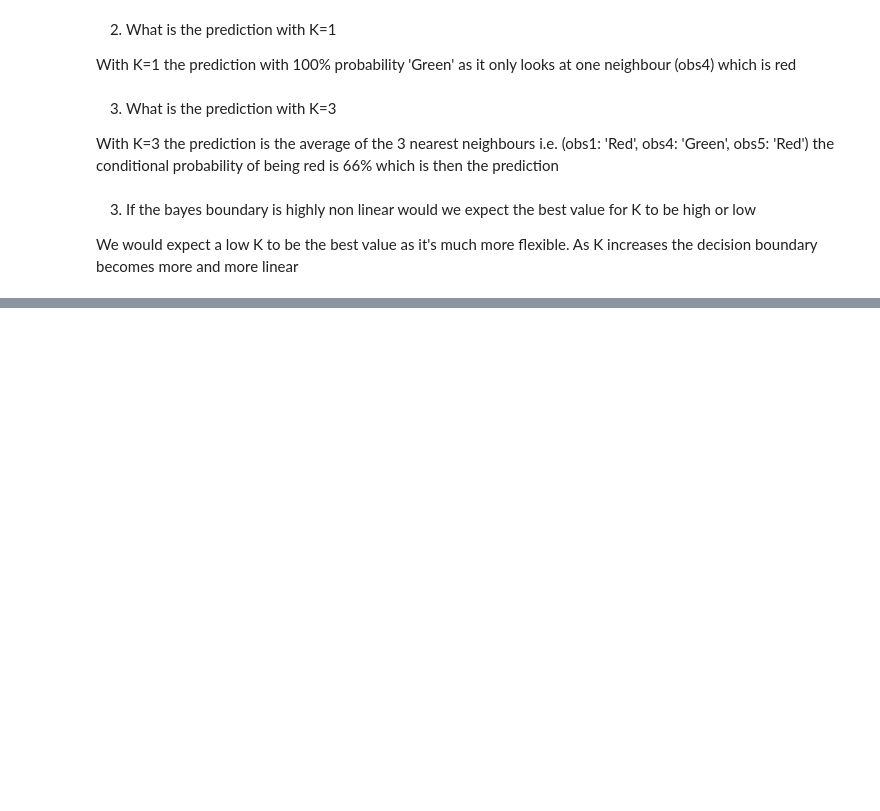
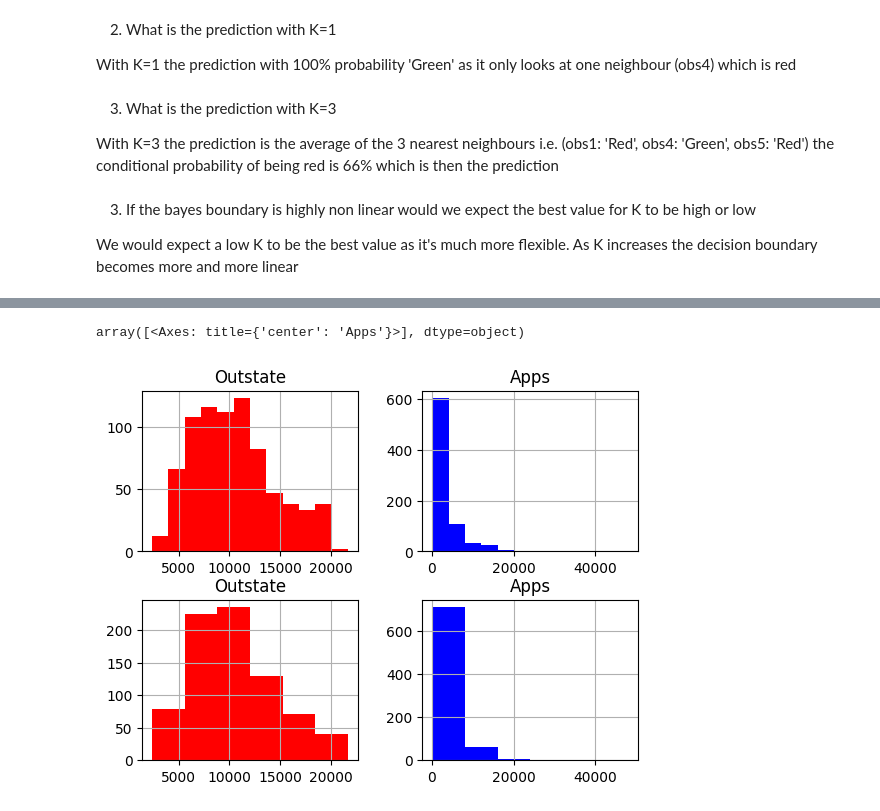
Before and after one commit to jensstenbye/ML_catchup, a Jupyter notebook: ISLP/chap2/chap2_ex.ipynb, the cells around one changed output, grey strips where cells are left out. Drawn from its saved outputs; the diff is of its cells as text; code cells hidden in the pictures; blank space fills up the shorter version.

```diff
--- a/ISLP/chap2/chap2_ex.ipynb
+++ b/ISLP/chap2/chap2_ex.ipynb
@@ -113,0 +177,10 @@ We would expect a low K to be the best value as it's much more flexible. As K in
+# %%
+from matplotlib.pyplot import subplots
+fig, axes = subplots(2, 2)
+college.hist('Outstate', color='red', bins=12, ax=axes[0,0]) #Outstate slightly bimodal
+college.hist('Outstate', color='red', bins=6, ax=axes[1,0])
+college.hist('Apps', color='blue', bins=12, ax=axes[0,1]) #Apps highly skewed
+college.hist('Apps', color='blue', bins=6, ax=axes[1,1])
+# %% [output]
+array([<Axes: title={'center': 'Apps'}>], dtype=object)
+[figure, added]
```
Also changed, not shown: parts of 43 cells of this notebook.
